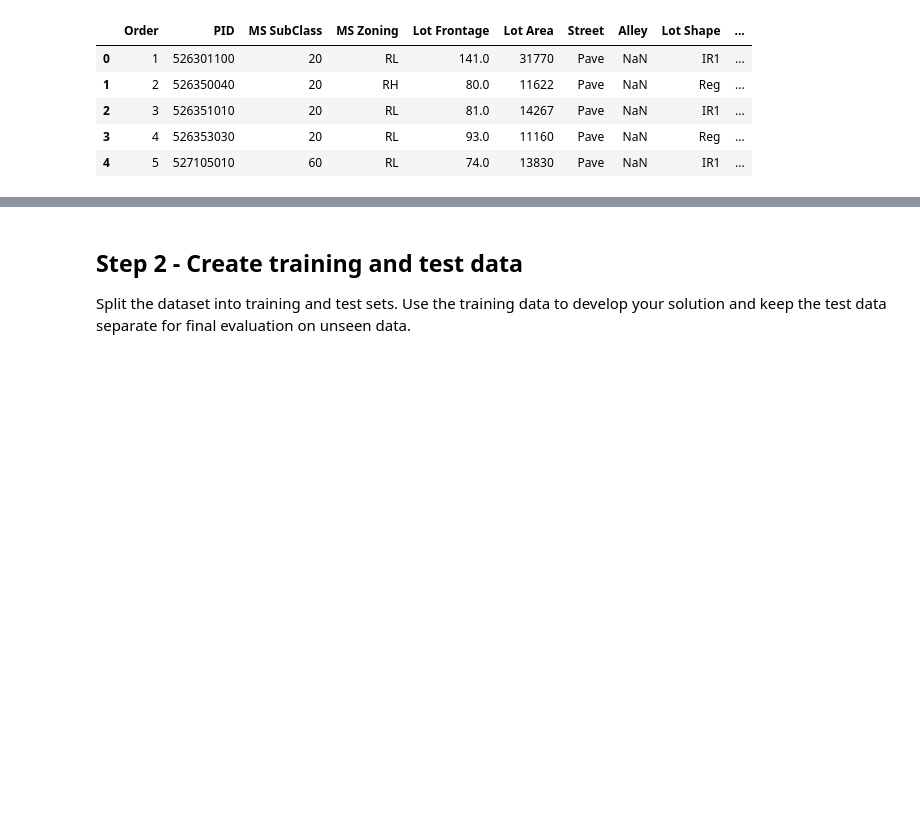
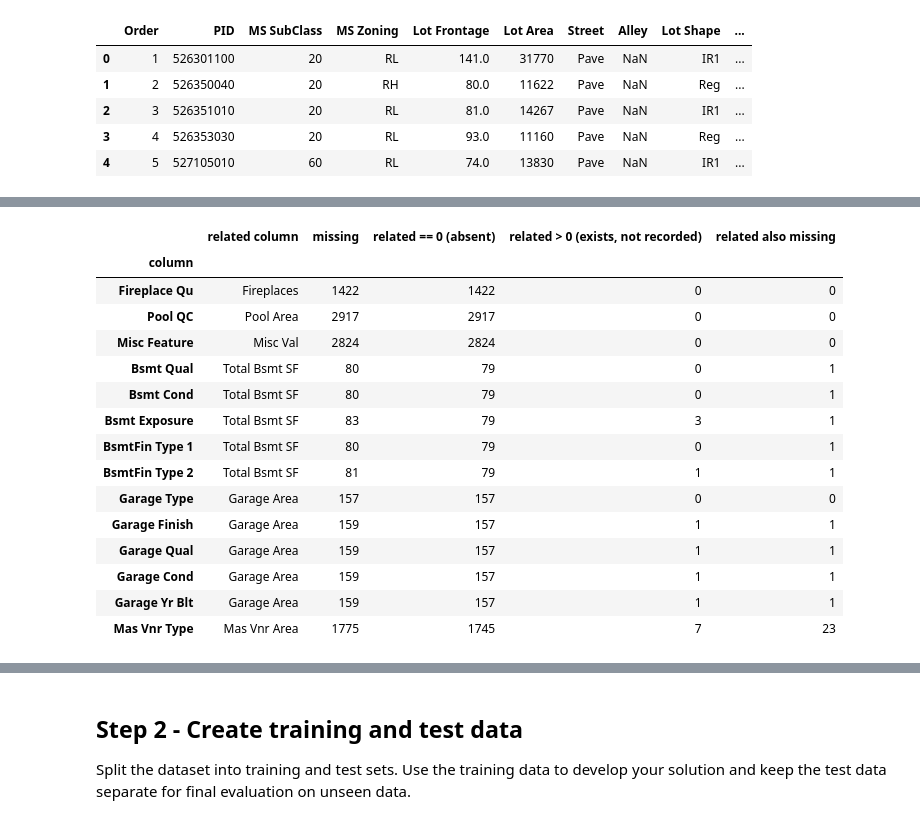
Before and after one commit to captnsundy/IE500618-assignment1, a Jupyter notebook: assignment1.ipynb, the cells around one changed output, grey strips where cells are left out. Cells and saved outputs as stored; diff of their text form; code cells hidden in the pictures; blank space fills up the shorter version.

```diff
--- a/assignment1.ipynb
+++ b/assignment1.ipynb
@@ -147,0 +149,43 @@ Name: SalePrice, dtype: float64
+# %%
+# Do the related columns agree with the guide?
+# NaN + related column == 0 -> the feature is absent. NaN + related column > 0 -> the feature exists, the value just wasn't recorded.
+#
+# Example: `Fireplace Qu` is NaN, but `Fireplaces` is 1. The guide says "missing = absent",
+# but the related column shows that the house does have a fireplace, so the NaN is an unrecorded value.
+
+related = {  # column with NaN: related column that says whether the feature exists
+    'Fireplace Qu': 'Fireplaces', 'Pool QC': 'Pool Area', 'Misc Feature': 'Misc Val',  # guide: missing = absent (sanity check only)
+    'Bsmt Qual': 'Total Bsmt SF', 'Bsmt Cond': 'Total Bsmt SF', 'Bsmt Exposure': 'Total Bsmt SF',
+    'BsmtFin Type 1': 'Total Bsmt SF', 'BsmtFin Type 2': 'Total Bsmt SF',
+    'Garage Type': 'Garage Area', 'Garage Finish': 'Garage Area', 'Garage Qual': 'Garage Area',
+    'Garage Cond': 'Garage Area', 'Garage Yr Blt': 'Garage Area',
+    'Mas Vnr Type': 'Mas Vnr Area',
+}  # Alley and Fence have no related column, the guide says missing = no alley/fence
+
+rows = []
+for col, rel in related.items():
+    na = df[col].isna()  # rows where this column is missing
+    rows.append({
+        'column': col, 'related column': rel, 'missing': na.sum(),
+        'related == 0 (absent)': (na & (df[rel] == 0)).sum(),  # confirms "feature absent"
+        'related > 0 (exists, not recorded)': (na & (df[rel] > 0)).sum(),  # feature exists, so the NaN is an unrecorded value
+        'related also missing': (na & df[rel].isna()).sum(),  # can't tell from the related column
+    })
+pd.DataFrame(rows).set_index('column')
+# %% [output]
+|  | related column | missing | related == 0 (absent) | related > 0 (exists, not recorded) | related also missing |
+| column |  |  |  |  |  |
+| Fireplace Qu | Fireplaces | 1422 | 1422 | 0 | 0 |
+| Pool QC | Pool Area | 2917 | 2917 | 0 | 0 |
+| Misc Feature | Misc Val | 2824 | 2824 | 0 | 0 |
+| Bsmt Qual | Total Bsmt SF | 80 | 79 | 0 | 1 |
+| Bsmt Cond | Total Bsmt SF | 80 | 79 | 0 | 1 |
+| Bsmt Exposure | Total Bsmt SF | 83 | 79 | 3 | 1 |
+| BsmtFin Type 1 | Total Bsmt SF | 80 | 79 | 0 | 1 |
+| BsmtFin Type 2 | Total Bsmt SF | 81 | 79 | 1 | 1 |
+| Garage Type | Garage Area | 157 | 157 | 0 | 0 |
+| Garage Finish | Garage Area | 159 | 157 | 1 | 1 |
+| Garage Qual | Garage Area | 159 | 157 | 1 | 1 |
+| Garage Cond | Garage Area | 159 | 157 | 1 | 1 |
+| Garage Yr Blt | Garage Area | 159 | 157 | 1 | 1 |
+| Mas Vnr Type | Mas Vnr Area | 1775 | 1745 | 7 | 23 |
```
Also changed, not shown: parts of 42 cells of this notebook, 2 other files.
